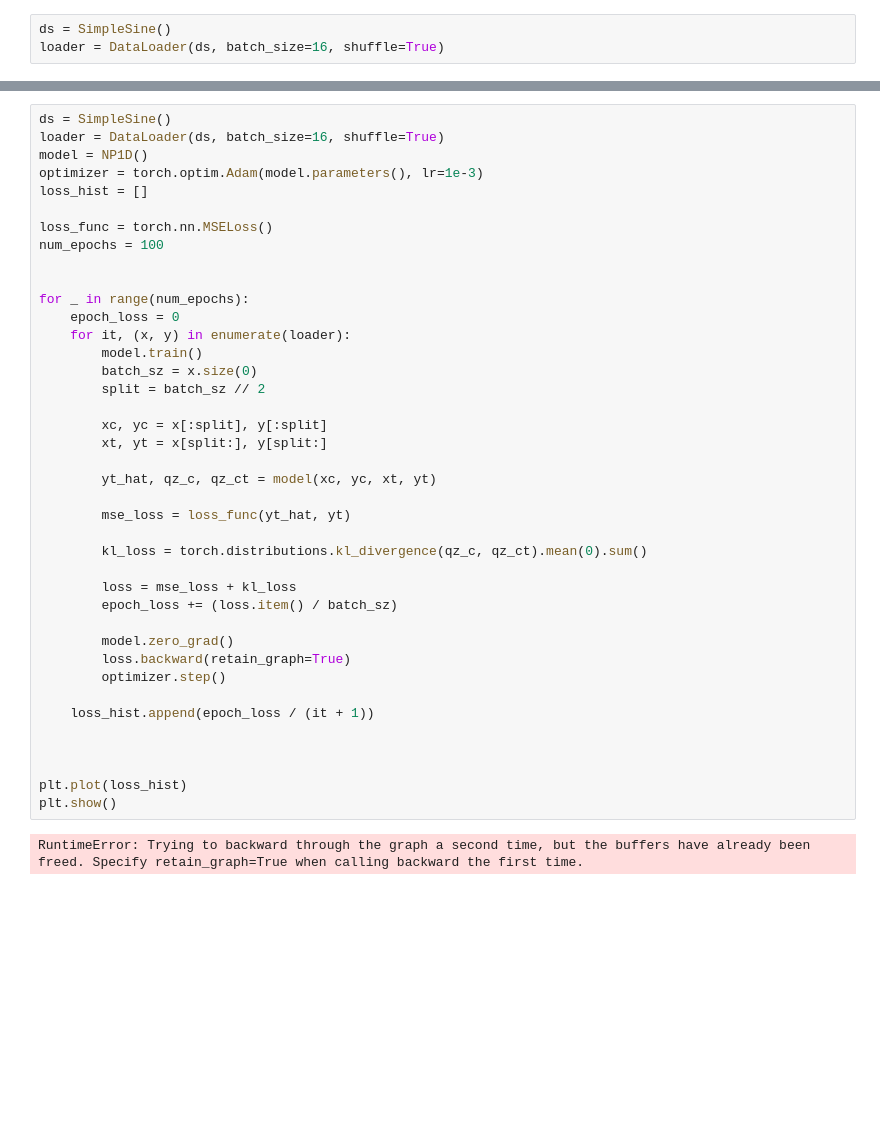
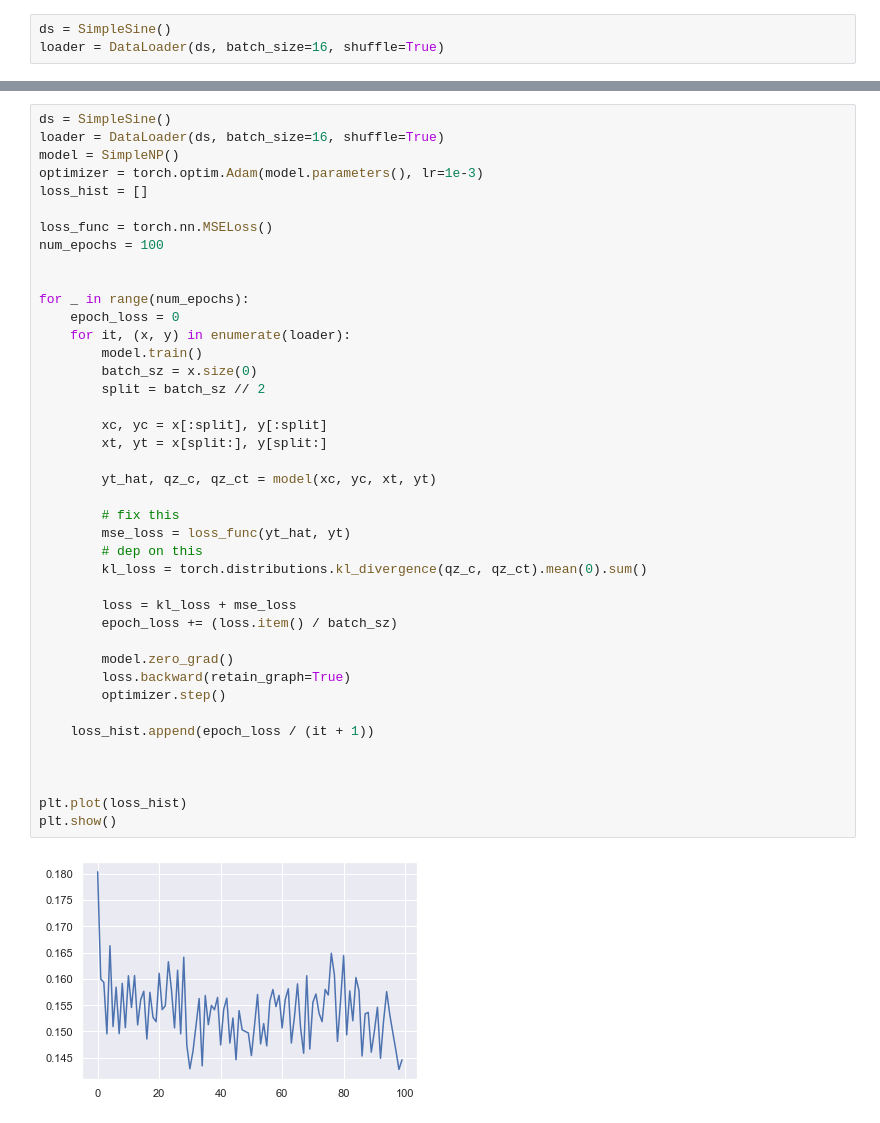
Before and after one commit to mdiephuis/neural-processes, a Jupyter notebook: notebooks/np_experiment_1.ipynb, the cells around one changed output, grey strips where cells are left out. Cells and saved outputs as stored; diff of their text form; blank space fills up the shorter version.

```diff
--- a/notebooks/np_experiment_1.ipynb
+++ b/notebooks/np_experiment_1.ipynb
@@ -166,7 +80,7 @@ for index in range(8):
 # %%
 ds = SimpleSine()
 loader = DataLoader(ds, batch_size=16, shuffle=True)
-model = NP1D()
+model = SimpleNP()
 optimizer = torch.optim.Adam(model.parameters(), lr=1e-3)
 loss_hist = []
 
@@ -175,33 +89,34 @@ num_epochs = 100
 
 
 for _ in range(num_epochs):
     epoch_loss = 0
     for it, (x, y) in enumerate(loader):
         model.train()
         batch_sz = x.size(0)
         split = batch_sz // 2
 
         xc, yc = x[:split], y[:split]
         xt, yt = x[split:], y[split:]
 
         yt_hat, qz_c, qz_ct = model(xc, yc, xt, yt)
 
+        # fix this
         mse_loss = loss_func(yt_hat, yt)
-
+        # dep on this
         kl_loss = torch.distributions.kl_divergence(qz_c, qz_ct).mean(0).sum()
 
-        loss = mse_loss + kl_loss
+        loss = kl_loss + mse_loss
         epoch_loss += (loss.item() / batch_sz)
 
         model.zero_grad()
         loss.backward(retain_graph=True)
         optimizer.step()
 
     loss_hist.append(epoch_loss / (it + 1))
 
 
 
 plt.plot(loss_hist)
 plt.show()
 # %% [output]
-RuntimeError: Trying to backward through the graph a second time, but the buffers have already been freed. Specify retain_graph=True when calling backward the first time.
+[figure, added]
```
Also changed, not shown: parts of 7 cells of this notebook.
